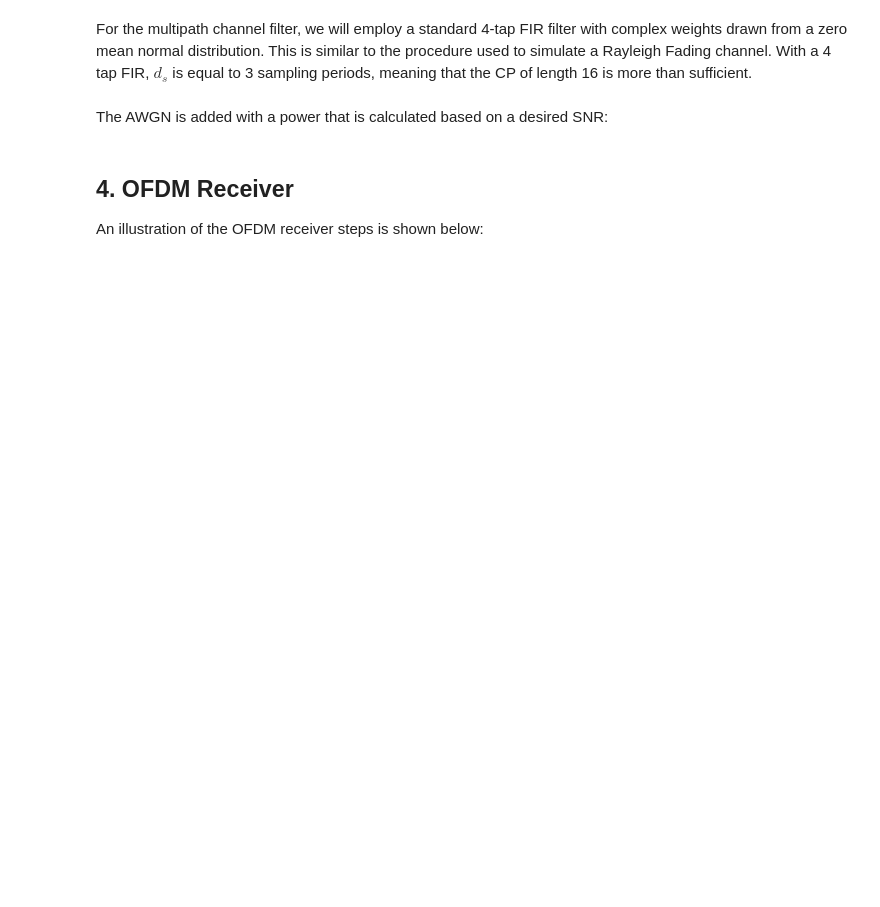
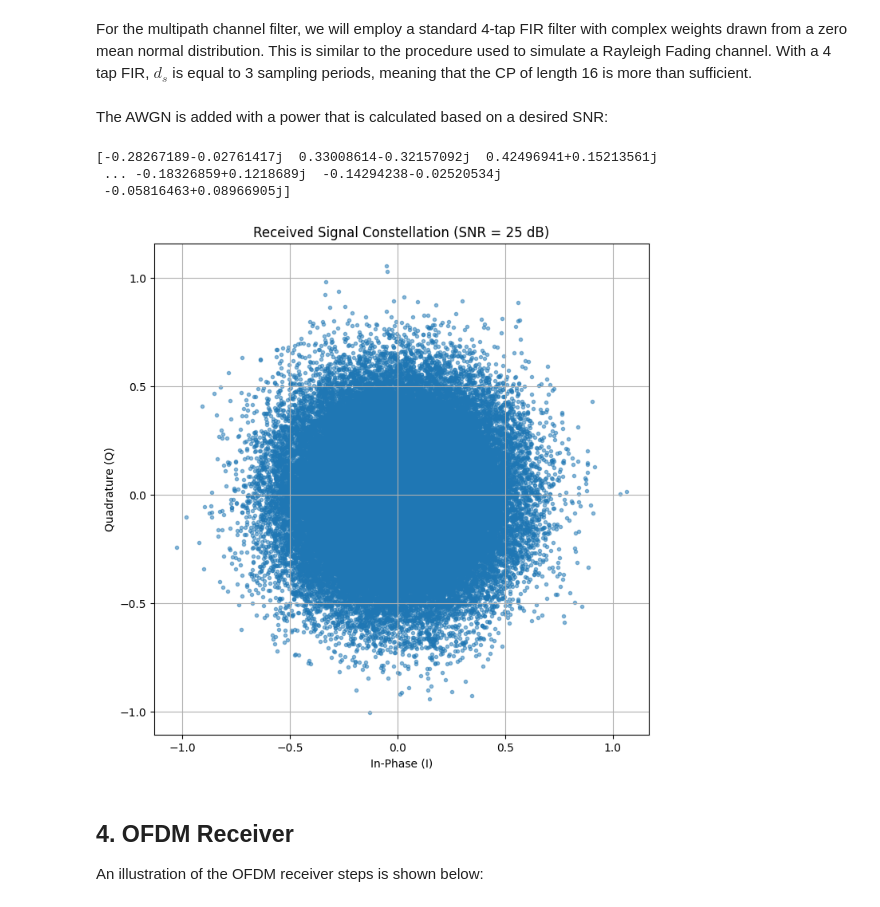
Before and after one commit to tvy14/RFSoC-Book, a Jupyter notebook: rfsoc_book/notebooks/notebook_I/TurboEq_02_ofdm_python_transceiver.ipynb, the cells around one changed output. Drawn from its saved outputs; the diff is of its cells as text; code cells hidden in the pictures; blank space fills up the shorter version.

```diff
--- a/rfsoc_book/notebooks/notebook_I/TurboEq_02_ofdm_python_transceiver.ipynb
+++ b/rfsoc_book/notebooks/notebook_I/TurboEq_02_ofdm_python_transceiver.ipynb
@@ -206,6 +212,23 @@ The AWGN is added with a power that is calculated based on a desired SNR:
 # %%
 SNR = 25 # Desired SNR (dB)
 rxSig = awgn(txSig_filt,SNR)
+
+print(rxSig)
+# %% [output]
+[-0.28267189-0.02761417j  0.33008614-0.32157092j  0.42496941+0.15213561j
+ ... -0.18326859+0.1218689j  -0.14294238-0.02520534j
+ -0.05816463+0.08966905j]
+# %%
+#Plotting the received Signal post-awgn addition
+plt.figure(figsize=(8, 8))
+plt.scatter(np.real(rxSig), np.imag(rxSig), alpha=0.5, marker='.')
+plt.title(f'Received Signal Constellation (SNR = {SNR} dB)')
+plt.xlabel('In-Phase (I)')
+plt.ylabel('Quadrature (Q)')
+plt.grid(True)
+plt.show()
+# %% [output]
+[figure, added]
 # %% [markdown]
 ## 4. OFDM Receiver <a class="anchor" id="ofdmrx"></a>
 
```
Also changed, not shown: parts of 10 cells of this notebook.
